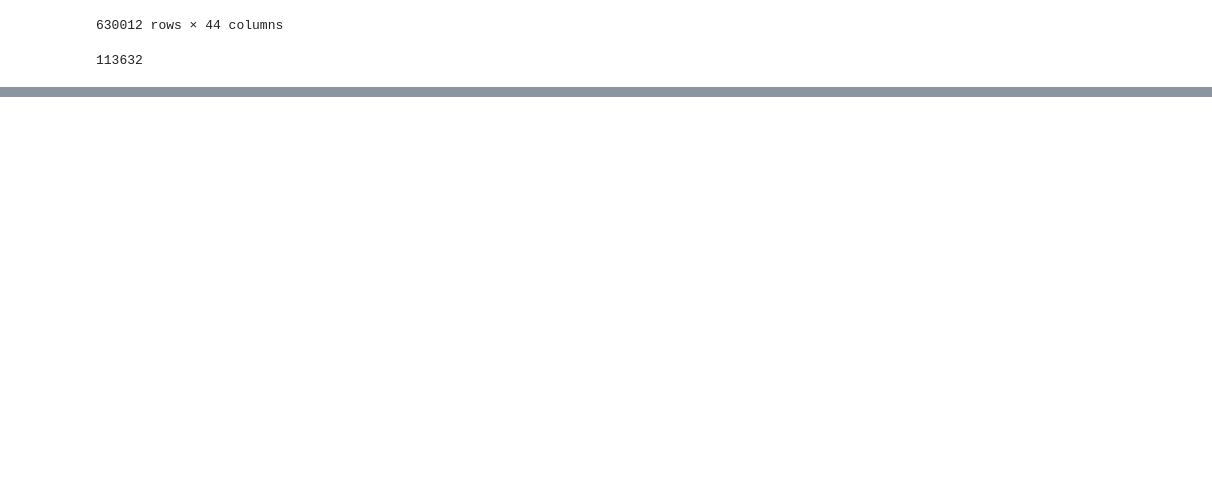
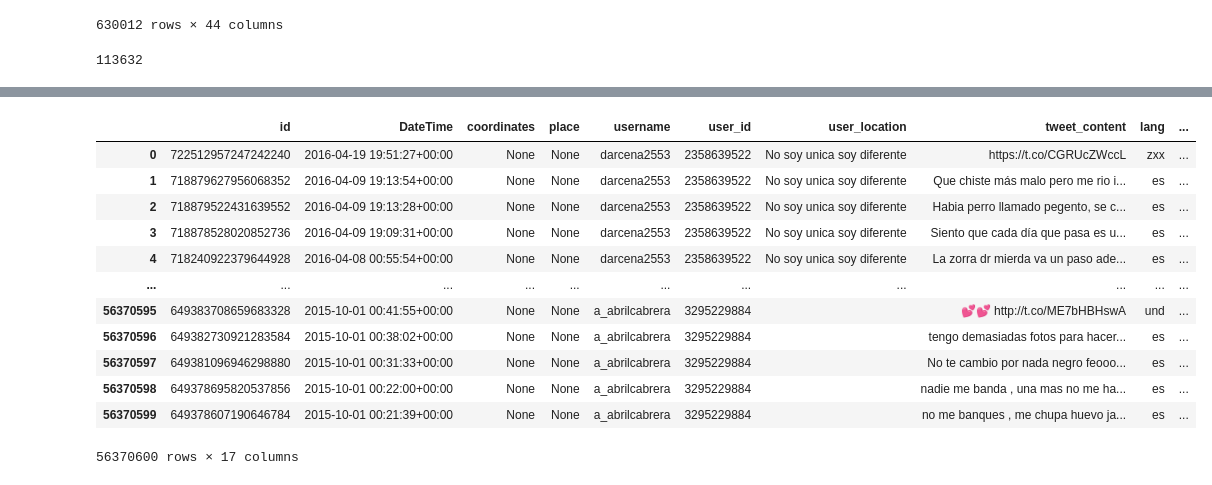
Before and after one commit to elizaveta-abel/MT5599-AWS, a Jupyter notebook: time_series/processing_tweets/interim_report.ipynb, the cells around one changed output, grey strips where cells are left out. Cells and saved outputs as stored; diff of their text form; code cells hidden in the pictures; blank space fills up the shorter version.

```diff
--- a/time_series/processing_tweets/interim_report.ipynb
+++ b/time_series/processing_tweets/interim_report.ipynb
@@ -142,2 +159,3 @@ df_0
 # %%
-df_0.place_country.value_counts(dropna=False)
+pd.set_option('display.max_rows', None)
+val_count0 = df_0.place_country.value_counts(dropna=False).rename_axis('unique_values').reset_index(name='counts')
@@ -144,4 +180,20 @@ df_0.place_country.value_counts(dropna=False)
 # %%
+pd.set_option('display.max_rows', 10)
+
 df_1 = pd.read_feather("s3://mt5599/tweets/spanish_tweets_2016_processed_wcontent_cleaned_0.feather")
 df_1
+# %% [output]
+|  | id | DateTime | coordinates | place | username | user_id | user_location | tweet_content | lang | ... |
+| 0 | 722512957247242240 | 2016-04-19 19:51:27+00:00 | None | None | darcena2553 | 2358639522 | No soy unica soy diferente | https://t.co/CGRUcZWccL | zxx | ... |
+| 1 | 718879627956068352 | 2016-04-09 19:13:54+00:00 | None | None | darcena2553 | 2358639522 | No soy unica soy diferente | Que chiste más malo pero me rio i... | es | ... |
+| 2 | 718879522431639552 | 2016-04-09 19:13:28+00:00 | None | None | darcena2553 | 2358639522 | No soy unica soy diferente | Habia perro llamado pegento, se c... | es | ... |
+| 3 | 718878528020852736 | 2016-04-09 19:09:31+00:00 | None | None | darcena2553 | 2358639522 | No soy unica soy diferente | Siento que cada día que pasa es u... | es | ... |
+| 4 | 718240922379644928 | 2016-04-08 00:55:54+00:00 | None | None | darcena2553 | 2358639522 | No soy unica soy diferente | La zorra dr mierda va un paso ade... | es | ... |
+| ... | ... | ... | ... | ... | ... | ... | ... | ... | ... | ... |
+| 56370595 | 649383708659683328 | 2015-10-01 00:41:55+00:00 | None | None | a_abrilcabrera | 3295229884 |  | 💕💕 http://t.co/ME7bHBHswA | und | ... |
+| 56370596 | 649382730921283584 | 2015-10-01 00:38:02+00:00 | None | None | a_abrilcabrera | 3295229884 |  | tengo demasiadas fotos para hacer... | es | ... |
+| 56370597 | 649381096946298880 | 2015-10-01 00:31:33+00:00 | None | None | a_abrilcabrera | 3295229884 |  | No te cambio por nada negro feooo... | es | ... |
+| 56370598 | 649378695820537856 | 2015-10-01 00:22:00+00:00 | None | None | a_abrilcabrera | 3295229884 |  | nadie me banda , una mas no me ha... | es | ... |
+| 56370599 | 649378607190646784 | 2015-10-01 00:21:39+00:00 | None | None | a_abrilcabrera | 3295229884 |  | no me banques , me chupa huevo ja... | es | ... |
+56370600 rows × 17 columns
 # %%
```
Also changed, not shown: parts of 8 cells of this notebook, 3 other files.
